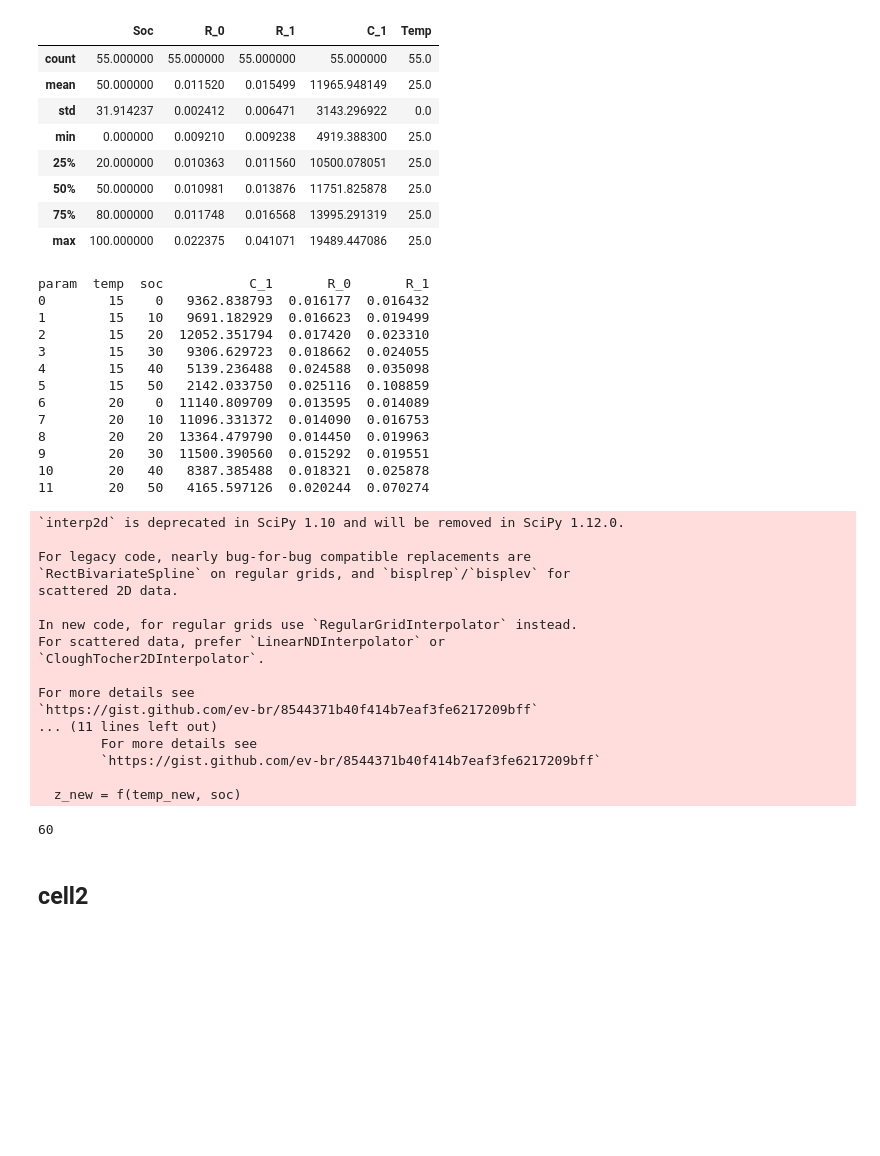
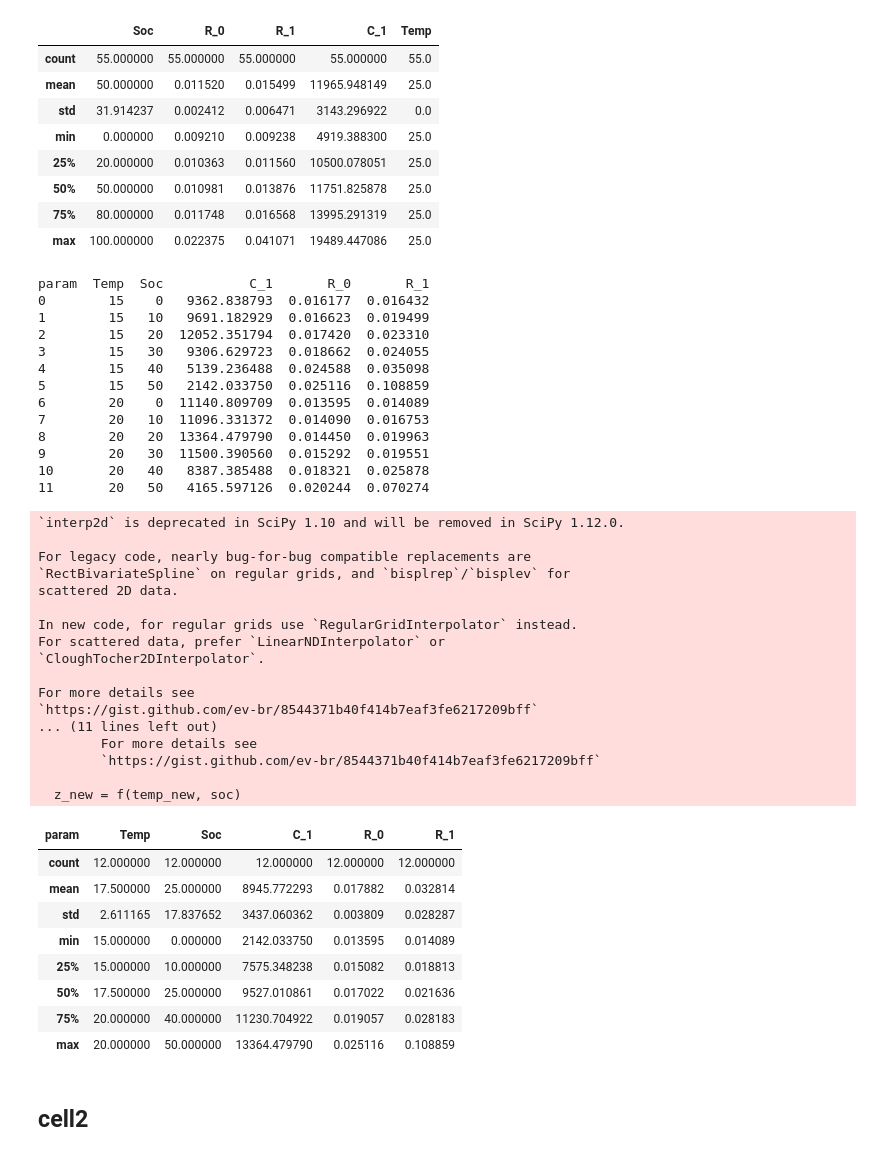
Before and after one commit to Daveonwave/ErNESTO-DT, a Jupyter notebook: src/online_learning/Preprocessing_Nominal_Cluster.ipynb, the cells around one changed output. Drawn from its saved outputs; the diff is of its cells as text; code cells hidden in the pictures; blank space fills up the shorter version.

```diff
--- a/src/online_learning/Preprocessing_Nominal_Cluster.ipynb
+++ b/src/online_learning/Preprocessing_Nominal_Cluster.ipynb
@@ -104,8 +104,8 @@ for start in range(0, len(df_T_10_soc_one), chunk_size):
         for i, temp_val in enumerate(temp_new):
             for j, soc_val in enumerate(soc):
                 interpolated_results.append({
-                    'temp': temp_val,
-                    'soc': soc_val,
+                    'Temp': temp_val,
+                    'Soc': soc_val,
                     'param': param,
                     'value': z_new[j, i]
                 })
@@ -114,11 +114,11 @@ for start in range(0, len(df_T_10_soc_one), chunk_size):
 df_interpolated = pd.DataFrame(interpolated_results)
 
 # Pivot the DataFrame to get the desired structure
-df_interpolated_pivot = df_interpolated.pivot_table(index=['temp', 'soc'], columns='param', values='value').reset_index()
+df_interpolated_pivot = df_interpolated.pivot_table(index=['Temp', 'Soc'], columns='param', values='value').reset_index()
 
 print(df_interpolated_pivot)
 # %% [output]
-param  temp  soc           C_1       R_0       R_1
+param  Temp  Soc           C_1       R_0       R_1
 0        15    0   9362.838793  0.016177  0.016432
 1        15   10   9691.182929  0.016623  0.019499
 2        15   20  12052.351794  0.017420  0.023310
@@ -148,4 +148,16 @@ For more details see
         `https://gist.github.com/ev-br/8544371b40f414b7eaf3fe6217209bff`
 
   z_new = f(temp_new, soc)
+# %%
+df_interpolated_pivot.describe()
+# %% [output]
+| param | Temp | Soc | C_1 | R_0 | R_1 |
+| count | 12.000000 | 12.000000 | 12.000000 | 12.000000 | 12.000000 |
+| mean | 17.500000 | 25.000000 | 8945.772293 | 0.017882 | 0.032814 |
+| std | 2.611165 | 17.837652 | 3437.060362 | 0.003809 | 0.028287 |
+| min | 15.000000 | 0.000000 | 2142.033750 | 0.013595 | 0.014089 |
+| 25% | 15.000000 | 10.000000 | 7575.348238 | 0.015082 | 0.018813 |
+| 50% | 17.500000 | 25.000000 | 9527.010861 | 0.017022 | 0.021636 |
+| 75% | 20.000000 | 40.000000 | 11230.704922 | 0.019057 | 0.028183 |
+| max | 20.000000 | 50.000000 | 13364.479790 | 0.025116 | 0.108859 |
 # %%
@@ -153,5 +164,0 @@ df_one = pd.concat([df_interpolated_pivot,df_T_10_soc_one,df_T_25_soc_one])
-# %%
-cluster_one = [np.array(row) for row in df_one.to_numpy()]
-len(cluster_one)
-# %% [output]
-60
```
Also changed, not shown: parts of 17 cells of this notebook, 4 other files.
